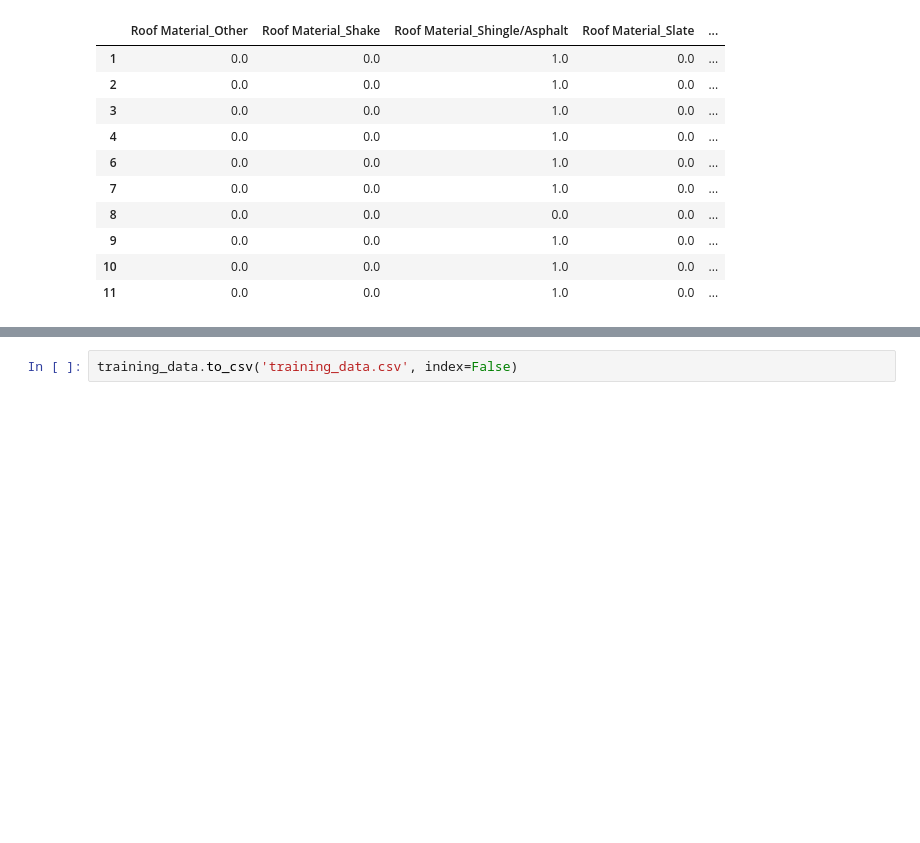
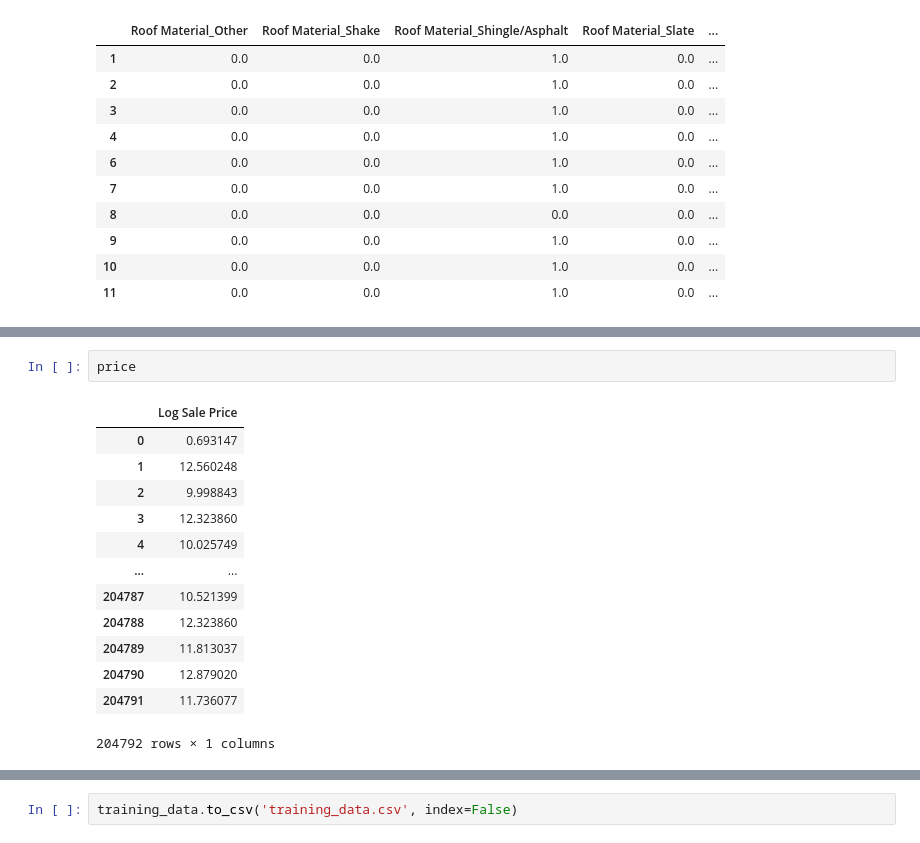
Before and after one commit to ivanyun321/housing-price-predictor, a Jupyter notebook: Exploratory_data_analysis.ipynb, the cells around one changed output, grey strips where cells are left out. Saved outputs shown, nothing was run; the diff lists cells and outputs as text; blank space fills up the shorter version.

```diff
--- a/Exploratory_data_analysis.ipynb
+++ b/Exploratory_data_analysis.ipynb
@@ -155,0 +164,16 @@ training_data_ohe.filter(regex = '^Roof Material_').head(10)
+# %%
+price
+# %% [output]
+|  | Log Sale Price |
+| 0 | 0.693147 |
+| 1 | 12.560248 |
+| 2 | 9.998843 |
+| 3 | 12.323860 |
+| 4 | 10.025749 |
+| ... | ... |
+| 204787 | 10.521399 |
+| 204788 | 12.323860 |
+| 204789 | 11.813037 |
+| 204790 | 12.879020 |
+| 204791 | 11.736077 |
+204792 rows × 1 columns
```
Also changed, not shown: parts of 3 cells of this notebook, 5 other files.
